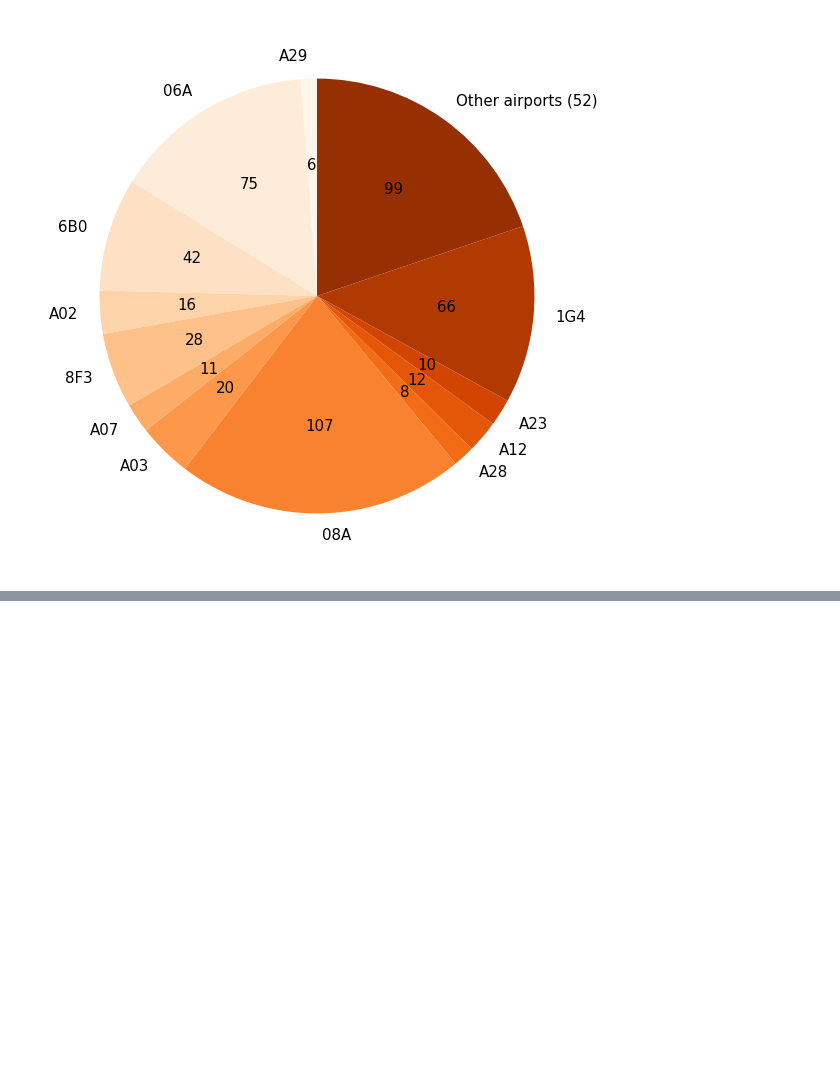
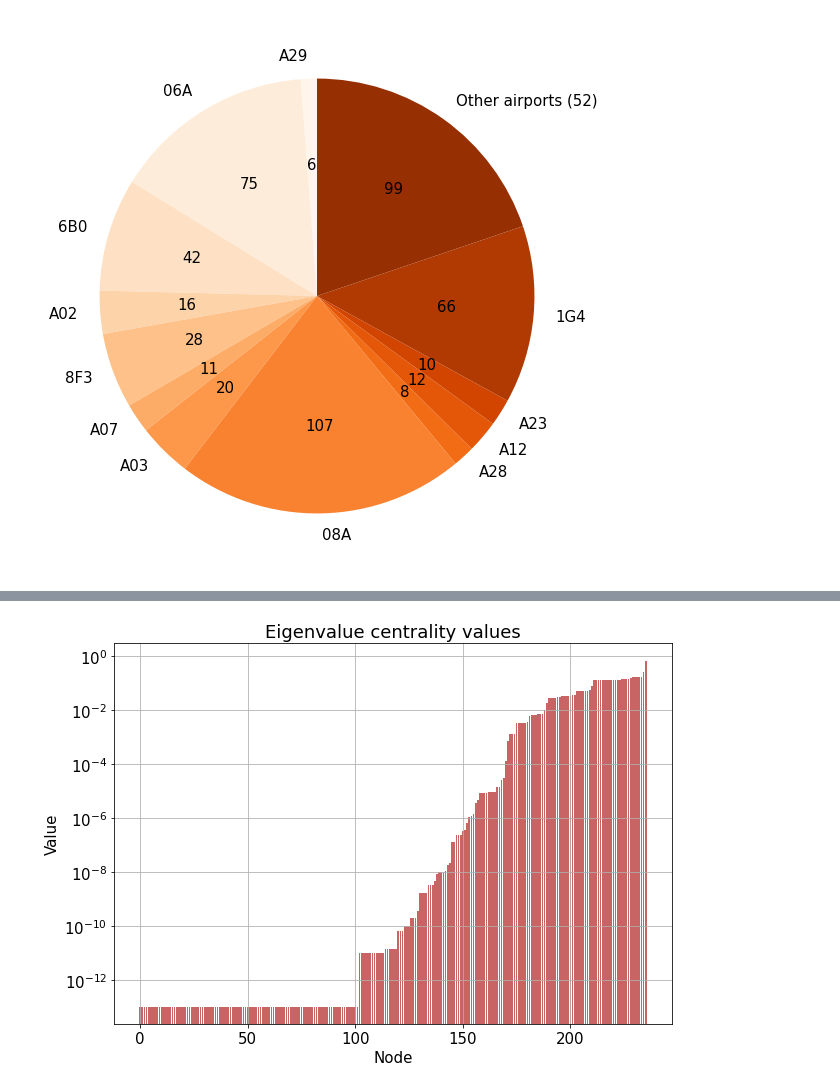
Before and after one commit to domonkoshaffner/network_visualisation, a Jupyter notebook: main_project_network.ipynb, the cells around one changed output, grey strips where cells are left out. Saved outputs shown, nothing was run; the diff lists cells and outputs as text; code cells hidden in the pictures; blank space fills up the shorter version.

```diff
--- a/main_project_network.ipynb
+++ b/main_project_network.ipynb
@@ -265,0 +343,5 @@ plt.show()
+# %%
+movies_node1 = list(movies_dataset['node1'])
+movies_node2 = list(movies_dataset['node1'])
+movies_names = list(movies_names_dataset['name'])
+movies_nodes = list(movies_names_dataset['edge_num'])
@@ -265,0 +368,8 @@ plt.show()
+# %%
+# Importing the protein-protein interaction dataset
+
+proteins_dataset = pd.read_csv('datasets/proteins/protein_interaction.txt', names = ['node1', 'node2', 'weight'], sep = '\t')
+
+# Checking the dataset
+
+proteins_dataset.head()
@@ -265,0 +423,34 @@ plt.show()
+# %%
+# Calculating the eigenvalue centrality
+
+proteins_eigen_cent = nx.eigenvector_centrality(proteins_graph)
+
+prot_keys = list(proteins_eigen_cent.keys())
+prot_values = list(proteins_eigen_cent.values())
+
+# Sorting the eigenvector centrality values
+
+prot_values.sort()
+# %%
+# Setting the values
+
+height = list(range(0,len(prot_values)))
+
+
+# Plotting the barchart
+
+plt.figure(figsize=(10,7))
+plt.bar(height, prot_values, align='center', alpha=0.7, color = 'firebrick')
+
+plt.ylabel('Value')
+plt.title('Eigenvalue centrality values')
+plt.yscale('log')
+plt.xlabel('Node')
+
+plt.grid()
+
+plt.savefig('protein_eigenv_cent.jpg', dpi = 500)
+
+plt.show()
+# %% [output]
+[figure, added]
```
Also changed, not shown: parts of 33 cells of this notebook, 4 other files.
